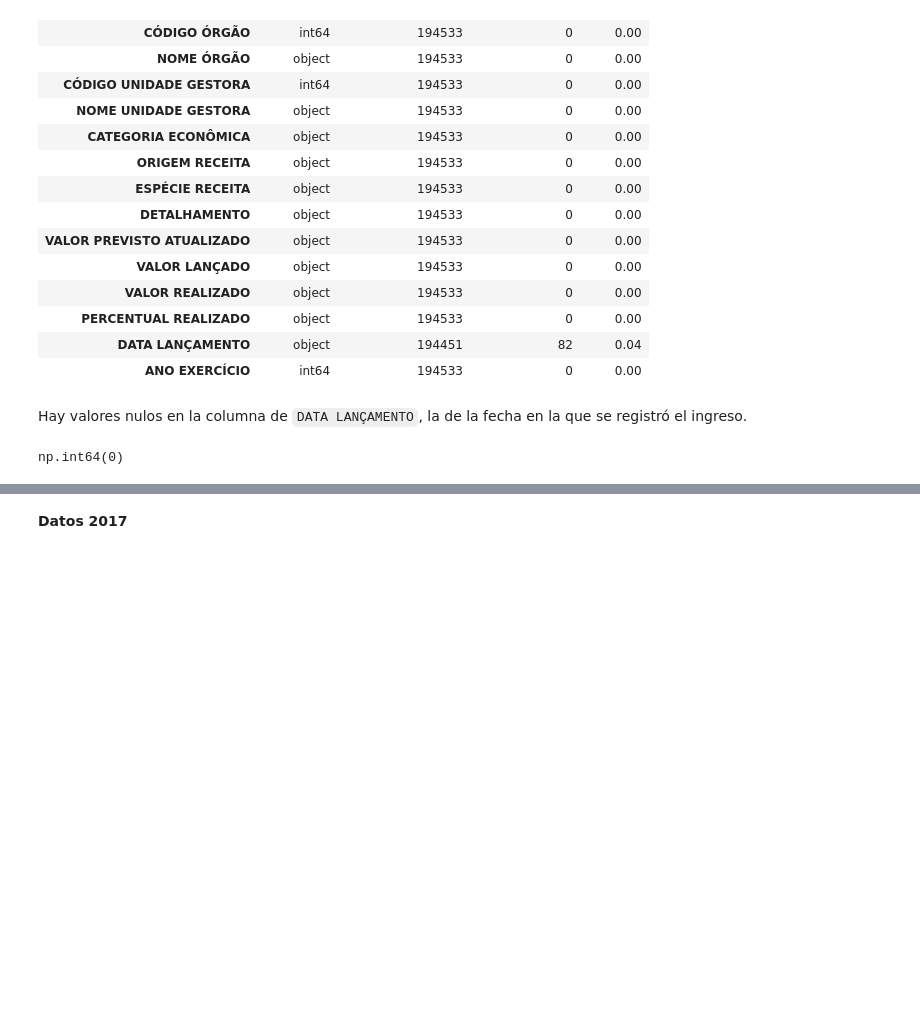
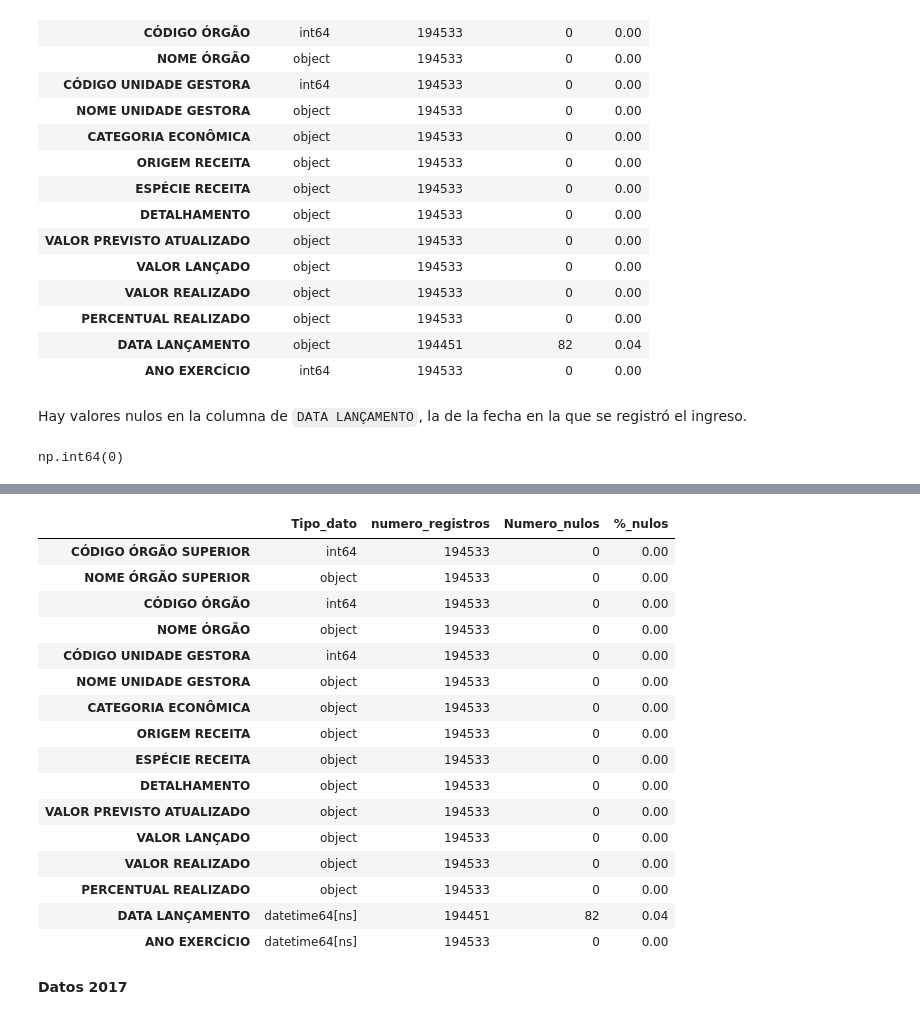
Before and after one commit to Gabijc/Proyecto2_Analisis_Ingresos_Brasil, a Jupyter notebook: EDA_datos_Brasil.ipynb, the cells around one changed output, grey strips where cells are left out. Drawn from its saved outputs; the diff is of its cells as text; code cells hidden in the pictures; blank space fills up the shorter version.

```diff
--- a/EDA_datos_Brasil.ipynb
+++ b/EDA_datos_Brasil.ipynb
@@ -300,3 +385,7 @@ numero_duplicados_df_2016 = datos_2016.duplicated().sum()
 numero_duplicados_df_2016
 # %% [output]
 np.int64(0)
+# %%
+# Como queremos modificar las columnas anteriores, nos creamos una lista que contenga las mismas. Para ello hacemos uso de iloc.
+columnas_2016_fecha = datos_2016.iloc[:,14: 16].columns
+columnas_2016_fecha
@@ -302,0 +394,3 @@ np.int64(0)
+# %%
+datos_2016 = cambio_fecha(datos_2016, columnas_2016_fecha)
+datos_2016.head(2)
@@ -303,3 +401,23 @@ np.int64(0)
+# %%
+info_df(datos_2016)
+# %% [output]
+|  | Tipo_dato | numero_registros | Numero_nulos | %_nulos |
+| CÓDIGO ÓRGÃO SUPERIOR | int64 | 194533 | 0 | 0.00 |
+| NOME ÓRGÃO SUPERIOR | object | 194533 | 0 | 0.00 |
+| CÓDIGO ÓRGÃO | int64 | 194533 | 0 | 0.00 |
+| NOME ÓRGÃO | object | 194533 | 0 | 0.00 |
+| CÓDIGO UNIDADE GESTORA | int64 | 194533 | 0 | 0.00 |
+| NOME UNIDADE GESTORA | object | 194533 | 0 | 0.00 |
+| CATEGORIA ECONÔMICA | object | 194533 | 0 | 0.00 |
+| ORIGEM RECEITA | object | 194533 | 0 | 0.00 |
+| ESPÉCIE RECEITA | object | 194533 | 0 | 0.00 |
+| DETALHAMENTO | object | 194533 | 0 | 0.00 |
+| VALOR PREVISTO ATUALIZADO | object | 194533 | 0 | 0.00 |
+| VALOR LANÇADO | object | 194533 | 0 | 0.00 |
+| VALOR REALIZADO | object | 194533 | 0 | 0.00 |
+| PERCENTUAL REALIZADO | object | 194533 | 0 | 0.00 |
+| DATA LANÇAMENTO | datetime64[ns] | 194451 | 82 | 0.04 |
+| ANO EXERCÍCIO | datetime64[ns] | 194533 | 0 | 0.00 |
 # %% [markdown]
 **Datos 2017**
 # %%
```
Also changed, not shown: parts of 23 cells of this notebook.
